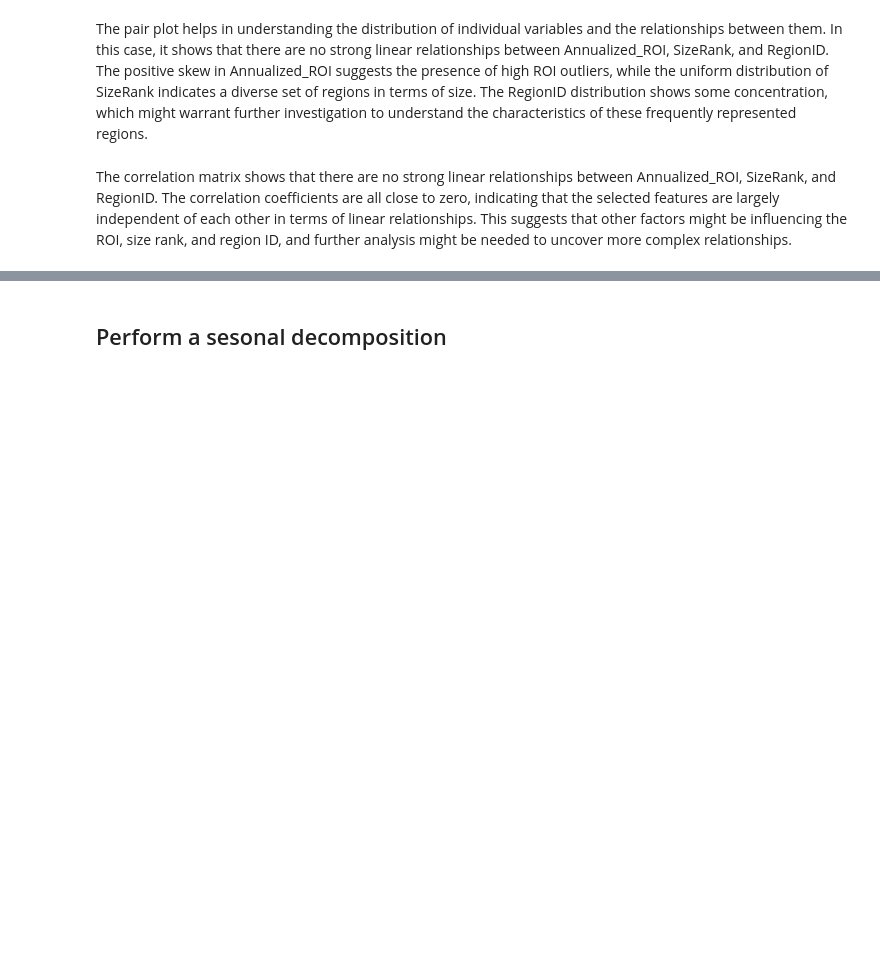
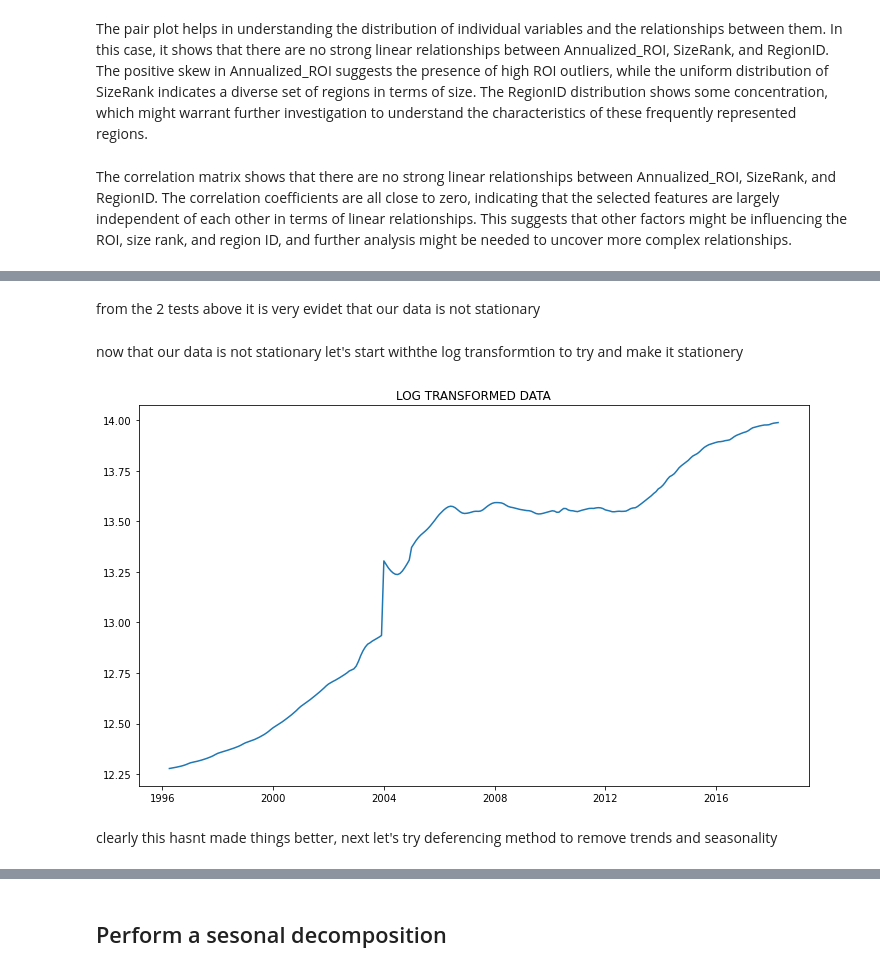
Before and after one commit to Sandrakiptumm/phase-4-group-3-project, a Jupyter notebook: index.ipynb, the cells around one changed output, grey strips where cells are left out. Saved outputs shown, nothing was run; the diff lists cells and outputs as text; code cells hidden in the pictures; blank space fills up the shorter version.

```diff
--- a/index.ipynb
+++ b/index.ipynb
@@ -929,0 +647,14 @@ plt.show()
+# %% [markdown]
+from the 2 tests above it is very evidet that our data is not stationary
+# %% [markdown]
+now that our data is not stationary let's start withthe log transformtion to try and make it stationery
+# %%
+nyc_log = np.log(nyc["value"])
+fig = plt.figure(figsize=(12,7))
+plt.plot(nyc_log)
+plt.title('LOG TRANSFORMED DATA')
+plt.show(block=False)
+# %% [output]
+[figure, added]
+# %% [markdown]
+clearly this hasnt made things better, next let's try deferencing method to remove trends and seasonality
```
Also changed, not shown: parts of 65 cells of this notebook.
